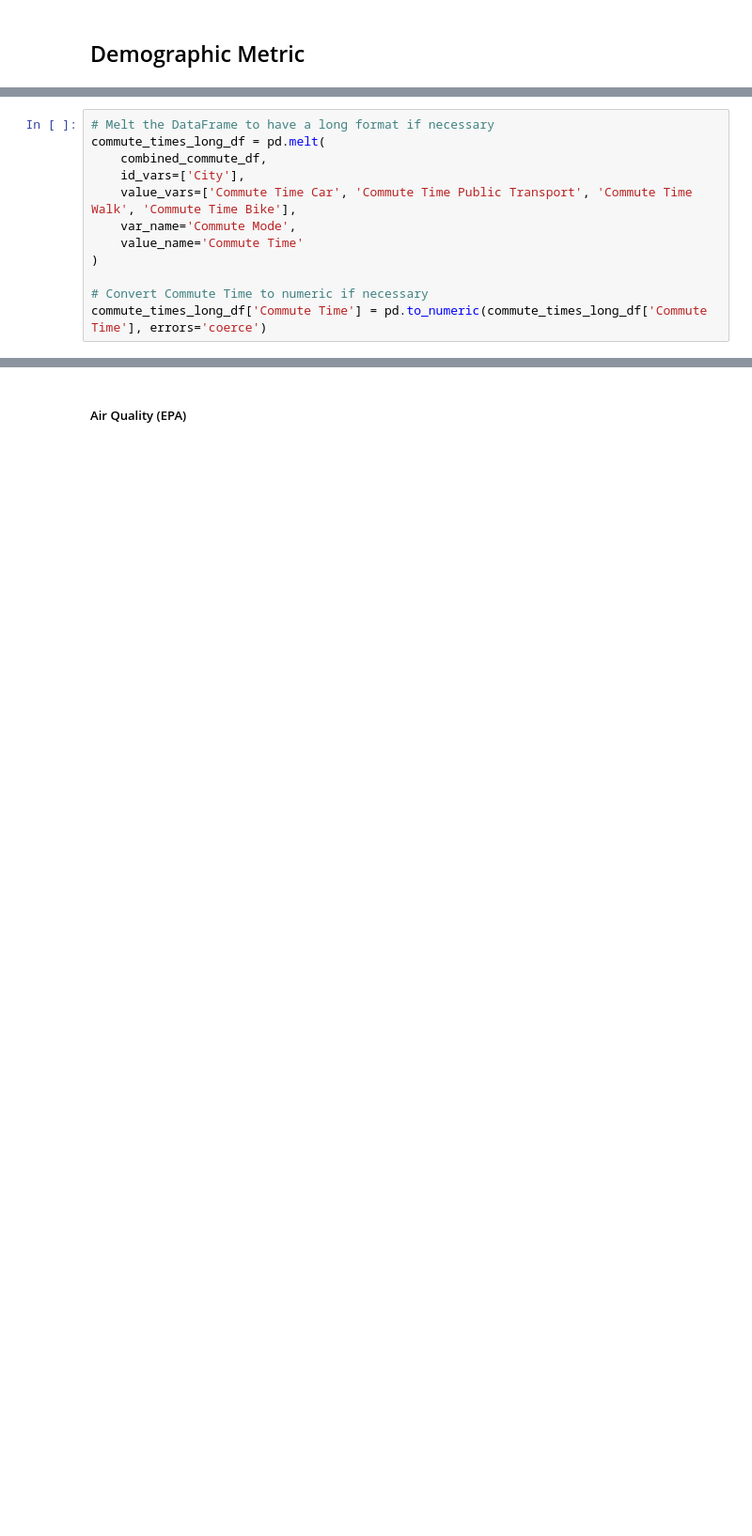
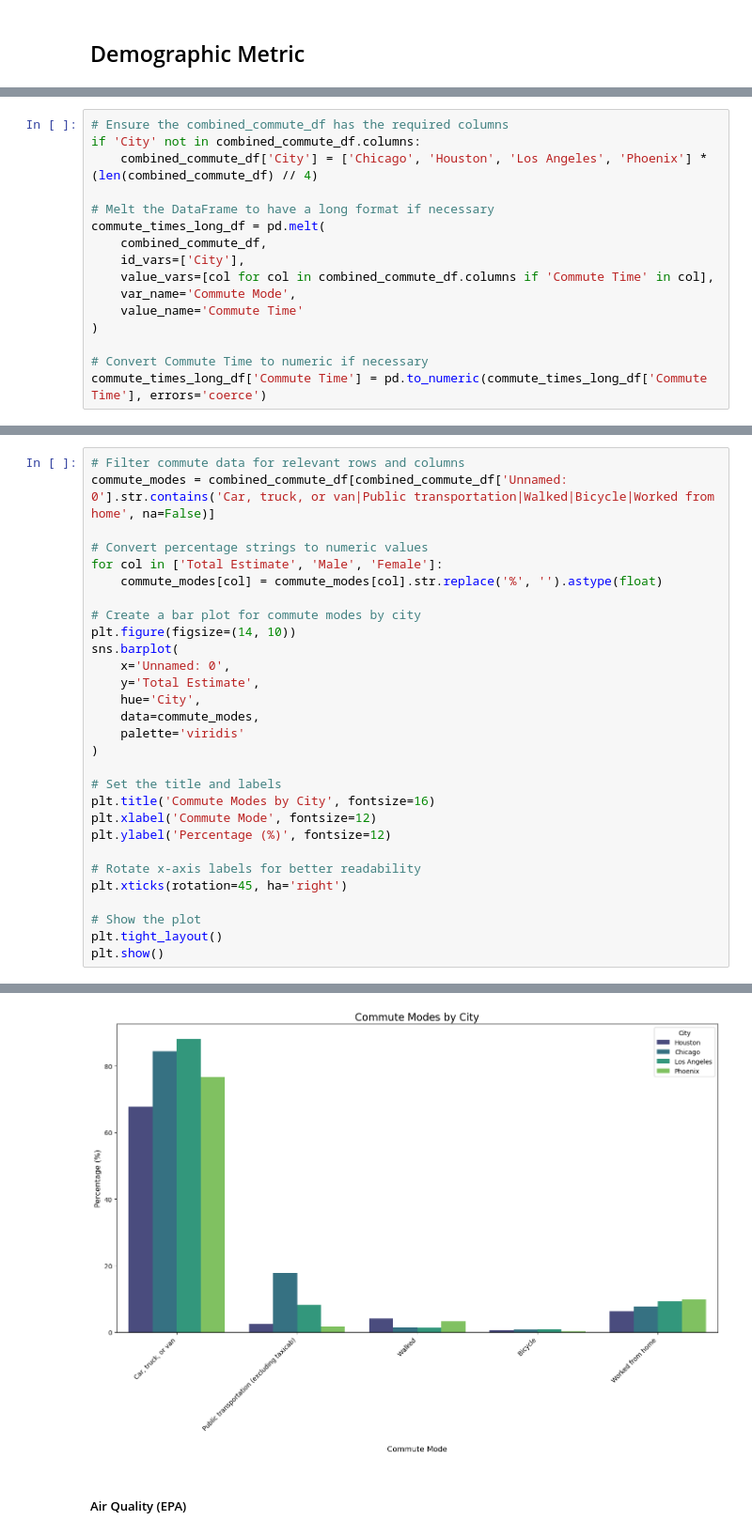
Before and after one commit to maddieemihle/major-city-visualization, a Jupyter notebook: Master Analysis.ipynb, the cells around one changed output, grey strips where cells are left out. Shown at 94% size. Saved outputs shown, nothing was run; the diff lists cells and outputs as text; blank space fills up the shorter version.

```diff
--- a/Master Analysis.ipynb
+++ b/Master Analysis.ipynb
@@ -401,9 +363,13 @@ Using the previously cleaned data that was pulled from the 2020 Census Database
 # %%
+# Ensure the combined_commute_df has the required columns
+if 'City' not in combined_commute_df.columns:
+    combined_commute_df['City'] = ['Chicago', 'Houston', 'Los Angeles', 'Phoenix'] * (len(combined_commute_df) // 4)
+
 # Melt the DataFrame to have a long format if necessary
 commute_times_long_df = pd.melt(
     combined_commute_df,
     id_vars=['City'],
-    value_vars=['Commute Time Car', 'Commute Time Public Transport', 'Commute Time Walk', 'Commute Time Bike'],
+    value_vars=[col for col in combined_commute_df.columns if 'Commute Time' in col],
     var_name='Commute Mode',
     value_name='Commute Time'
 )
@@ -414,0 +379,30 @@ NameError: name 'combined_commute_df' is not defined
+# %%
+# Filter commute data for relevant rows and columns
+commute_modes = combined_commute_df[combined_commute_df['Unnamed: 0'].str.contains('Car, truck, or van|Public transportation|Walked|Bicycle|Worked from home', na=False)]
+
+# Convert percentage strings to numeric values
+for col in ['Total Estimate', 'Male', 'Female']:
+    commute_modes[col] = commute_modes[col].str.replace('%', '').astype(float)
+
+# Create a bar plot for commute modes by city
+plt.figure(figsize=(14, 10))
+sns.barplot(
+    x='Unnamed: 0',
+    y='Total Estimate',
+    hue='City',
+    data=commute_modes,
+    palette='viridis'
+)
+
+# Set the title and labels
+plt.title('Commute Modes by City', fontsize=16)
+plt.xlabel('Commute Mode', fontsize=12)
+plt.ylabel('Percentage (%)', fontsize=12)
+
+# Rotate x-axis labels for better readability
+plt.xticks(rotation=45, ha='right')
+
+# Show the plot
+plt.tight_layout()
+plt.show()
+# %% [output]
@@ -415,2 +424,3 @@ NameError: name 'combined_commute_df' is not defined
+[figure, added]
 # %% [markdown]
 ##### Air Quality (EPA)
```
Also changed, not shown: parts of 38 cells of this notebook, 4 other files.
